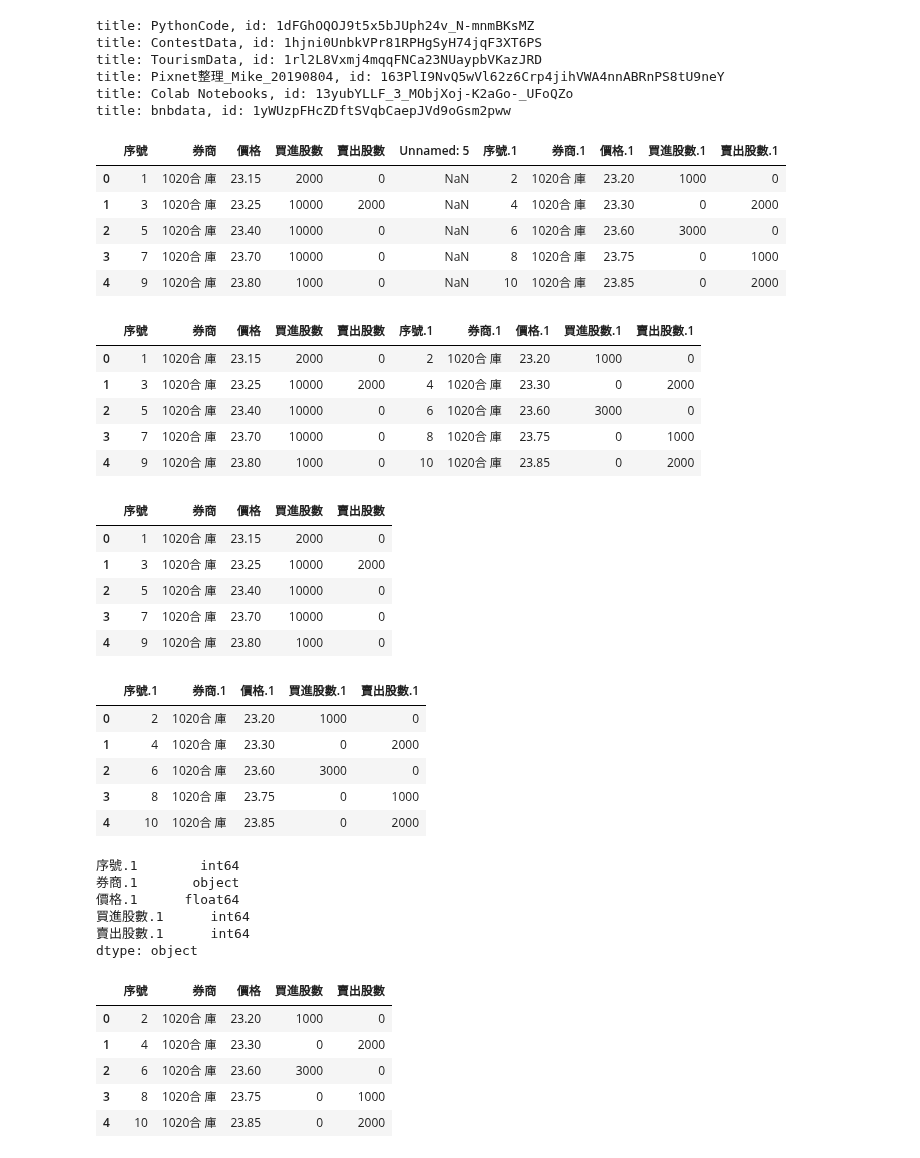
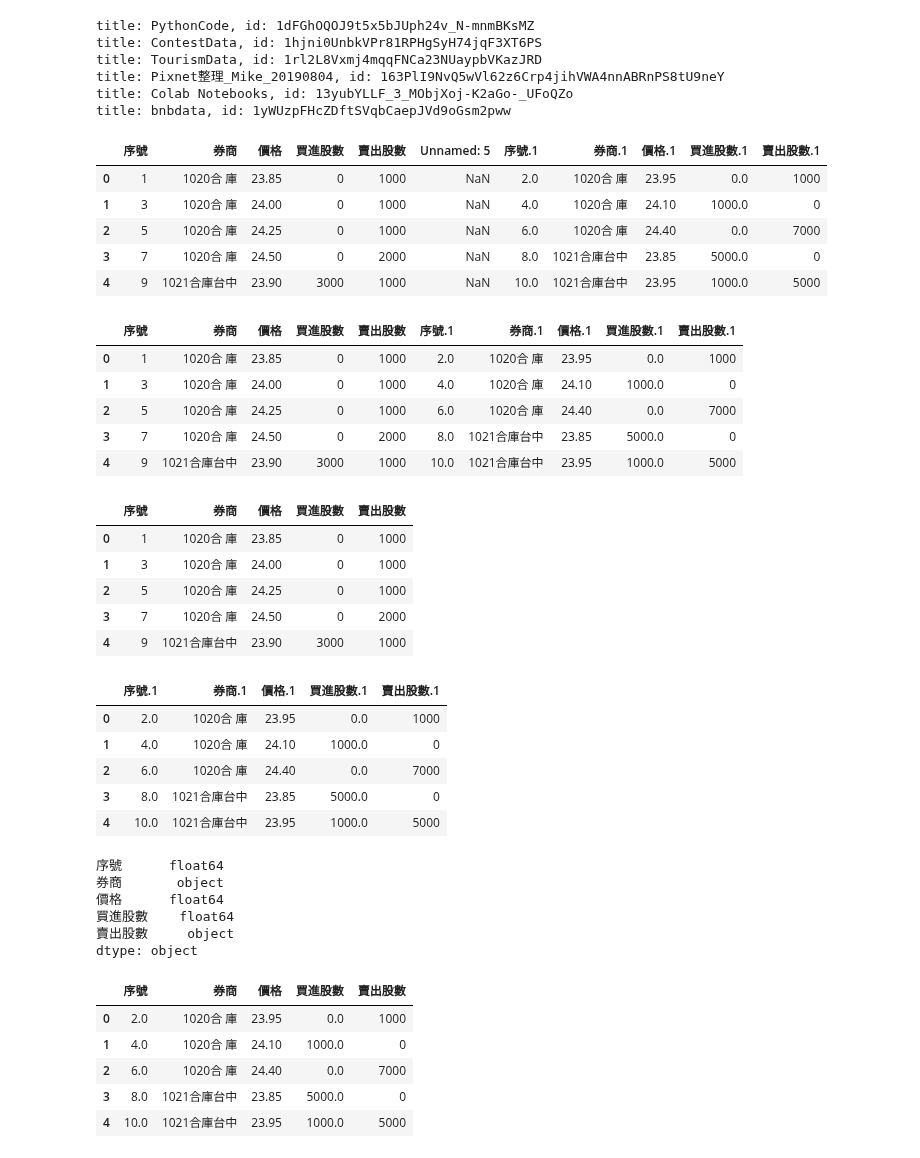
Before and after one commit to cwcheng0/practicepython, a Jupyter notebook: TaiwanStockCount.ipynb, the cells around one changed output. Saved outputs shown, nothing was run; the diff lists cells and outputs as text; code cells hidden in the pictures.

```diff
--- a/TaiwanStockCount.ipynb
+++ b/TaiwanStockCount.ipynb
@@ -50,29 +54,29 @@ title: bnbdata, id: 1yWUzpFHcZDftSVqbCaepJVd9oGsm2pww
 # %%
 # Check first 5 rows in a file
 # from tabula import
-df = pd.read_csv('/content/gdrive/My Drive/ContestData/FinanceData/2353_20200818.csv',encoding='utf-8',skiprows=2)
+df = pd.read_csv('/content/gdrive/My Drive/ContestData/FinanceData/2353_20200819.csv',encoding='big5hkscs',skiprows=2)
 
 # Notice datatypes changed in some columns.
 # Check first few rows.
 df.head()
 # %% [output]
 |  | 序號 | 券商 | 價格 | 買進股數 | 賣出股數 | Unnamed: 5 | 序號.1 | 券商.1 | 價格.1 | 買進股數.1 | 賣出股數.1 |
-| 0 | 1 | 1020合 庫 | 23.15 | 2000 | 0 | NaN | 2 | 1020合 庫 | 23.20 | 1000 | 0 |
-| 1 | 3 | 1020合 庫 | 23.25 | 10000 | 2000 | NaN | 4 | 1020合 庫 | 23.30 | 0 | 2000 |
-| 2 | 5 | 1020合 庫 | 23.40 | 10000 | 0 | NaN | 6 | 1020合 庫 | 23.60 | 3000 | 0 |
-| 3 | 7 | 1020合 庫 | 23.70 | 10000 | 0 | NaN | 8 | 1020合 庫 | 23.75 | 0 | 1000 |
-| 4 | 9 | 1020合 庫 | 23.80 | 1000 | 0 | NaN | 10 | 1020合 庫 | 23.85 | 0 | 2000 |
+| 0 | 1 | 1020合 庫 | 23.85 | 0 | 1000 | NaN | 2.0 | 1020合 庫 | 23.95 | 0.0 | 1000 |
+| 1 | 3 | 1020合 庫 | 24.00 | 0 | 1000 | NaN | 4.0 | 1020合 庫 | 24.10 | 1000.0 | 0 |
+| 2 | 5 | 1020合 庫 | 24.25 | 0 | 1000 | NaN | 6.0 | 1020合 庫 | 24.40 | 0.0 | 7000 |
+| 3 | 7 | 1020合 庫 | 24.50 | 0 | 2000 | NaN | 8.0 | 1021合庫台中 | 23.85 | 5000.0 | 0 |
+| 4 | 9 | 1021合庫台中 | 23.90 | 3000 | 1000 | NaN | 10.0 | 1021合庫台中 | 23.95 | 1000.0 | 5000 |
 # %%
 # Drop some columns.
 df = df.drop(df.columns[[5]], axis=1)
 df.head()
 # %% [output]
 |  | 序號 | 券商 | 價格 | 買進股數 | 賣出股數 | 序號.1 | 券商.1 | 價格.1 | 買進股數.1 | 賣出股數.1 |
-| 0 | 1 | 1020合 庫 | 23.15 | 2000 | 0 | 2 | 1020合 庫 | 23.20 | 1000 | 0 |
-| 1 | 3 | 1020合 庫 | 23.25 | 10000 | 2000 | 4 | 1020合 庫 | 23.30 | 0 | 2000 |
-| 2 | 5 | 1020合 庫 | 23.40 | 10000 | 0 | 6 | 1020合 庫 | 23.60 | 3000 | 0 |
-| 3 | 7 | 1020合 庫 | 23.70 | 10000 | 0 | 8 | 1020合 庫 | 23.75 | 0 | 1000 |
-| 4 | 9 | 1020合 庫 | 23.80 | 1000 | 0 | 10 | 1020合 庫 | 23.85 | 0 | 2000 |
+| 0 | 1 | 1020合 庫 | 23.85 | 0 | 1000 | 2.0 | 1020合 庫 | 23.95 | 0.0 | 1000 |
+| 1 | 3 | 1020合 庫 | 24.00 | 0 | 1000 | 4.0 | 1020合 庫 | 24.10 | 1000.0 | 0 |
+| 2 | 5 | 1020合 庫 | 24.25 | 0 | 1000 | 6.0 | 1020合 庫 | 24.40 | 0.0 | 7000 |
+| 3 | 7 | 1020合 庫 | 24.50 | 0 | 2000 | 8.0 | 1021合庫台中 | 23.85 | 5000.0 | 0 |
+| 4 | 9 | 1021合庫台中 | 23.90 | 3000 | 1000 | 10.0 | 1021合庫台中 | 23.95 | 1000.0 | 5000 |
 # %%
 # Split fields into 2 files.
 # Copy files
@@ -82,31 +86,31 @@ df1 = df1.drop(df.columns[[5,6,7,8,9]], axis=1)
 df1.head()
 # %% [output]
 |  | 序號 | 券商 | 價格 | 買進股數 | 賣出股數 |
-| 0 | 1 | 1020合 庫 | 23.15 | 2000 | 0 |
-| 1 | 3 | 1020合 庫 | 23.25 | 10000 | 2000 |
-| 2 | 5 | 1020合 庫 | 23.40 | 10000 | 0 |
-| 3 | 7 | 1020合 庫 | 23.70 | 10000 | 0 |
-| 4 | 9 | 1020合 庫 | 23.80 | 1000 | 0 |
+| 0 | 1 | 1020合 庫 | 23.85 | 0 | 1000 |
+| 1 | 3 | 1020合 庫 | 24.00 | 0 | 1000 |
+| 2 | 5 | 1020合 庫 | 24.25 | 0 | 1000 |
+| 3 | 7 | 1020合 庫 | 24.50 | 0 | 2000 |
+| 4 | 9 | 1021合庫台中 | 23.90 | 3000 | 1000 |
 # %%
 # Do it again
 df2 = df2.drop(df2.columns[[0,1,2,3,4]], axis=1)
 df2.head()
 # %% [output]
 |  | 序號.1 | 券商.1 | 價格.1 | 買進股數.1 | 賣出股數.1 |
-| 0 | 2 | 1020合 庫 | 23.20 | 1000 | 0 |
-| 1 | 4 | 1020合 庫 | 23.30 | 0 | 2000 |
-| 2 | 6 | 1020合 庫 | 23.60 | 3000 | 0 |
-| 3 | 8 | 1020合 庫 | 23.75 | 0 | 1000 |
-| 4 | 10 | 1020合 庫 | 23.85 | 0 | 2000 |
+| 0 | 2.0 | 1020合 庫 | 23.95 | 0.0 | 1000 |
+| 1 | 4.0 | 1020合 庫 | 24.10 | 1000.0 | 0 |
+| 2 | 6.0 | 1020合 庫 | 24.40 | 0.0 | 7000 |
+| 3 | 8.0 | 1021合庫台中 | 23.85 | 5000.0 | 0 |
+| 4 | 10.0 | 1021合庫台中 | 23.95 | 1000.0 | 5000 |
 # %%
 # check datatypes
 df2.dtypes
 # %% [output]
-序號.1        int64
-券商.1       object
-價格.1      float64
-買進股數.1      int64
-賣出股數.1      int64
+序號      float64
+券商       object
+價格      float64
+買進股數    float64
+賣出股數     object
 dtype: object
 # %%
 # Change column names
@@ -114,8 +118,8 @@ df2.columns = ['序號', '券商', '價格', '買進股數', '賣出股數']
 df2.head()
 # %% [output]
 |  | 序號 | 券商 | 價格 | 買進股數 | 賣出股數 |
-| 0 | 2 | 1020合 庫 | 23.20 | 1000 | 0 |
-| 1 | 4 | 1020合 庫 | 23.30 | 0 | 2000 |
-| 2 | 6 | 1020合 庫 | 23.60 | 3000 | 0 |
-| 3 | 8 | 1020合 庫 | 23.75 | 0 | 1000 |
-| 4 | 10 | 1020合 庫 | 23.85 | 0 | 2000 |
+| 0 | 2.0 | 1020合 庫 | 23.95 | 0.0 | 1000 |
+| 1 | 4.0 | 1020合 庫 | 24.10 | 1000.0 | 0 |
+| 2 | 6.0 | 1020合 庫 | 24.40 | 0.0 | 7000 |
+| 3 | 8.0 | 1021合庫台中 | 23.85 | 5000.0 | 0 |
+| 4 | 10.0 | 1021合庫台中 | 23.95 | 1000.0 | 5000 |
```
Also changed, not shown: parts of 22 cells of this notebook.
